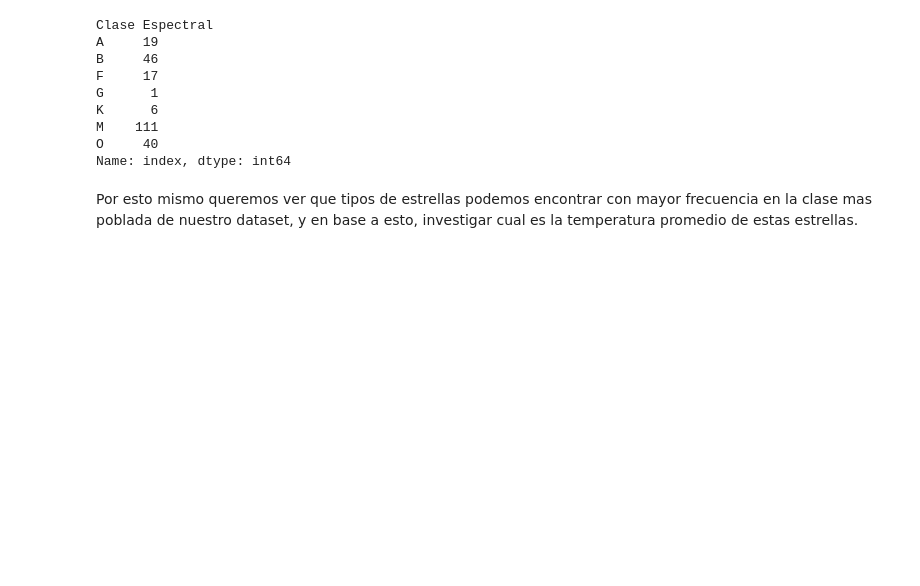
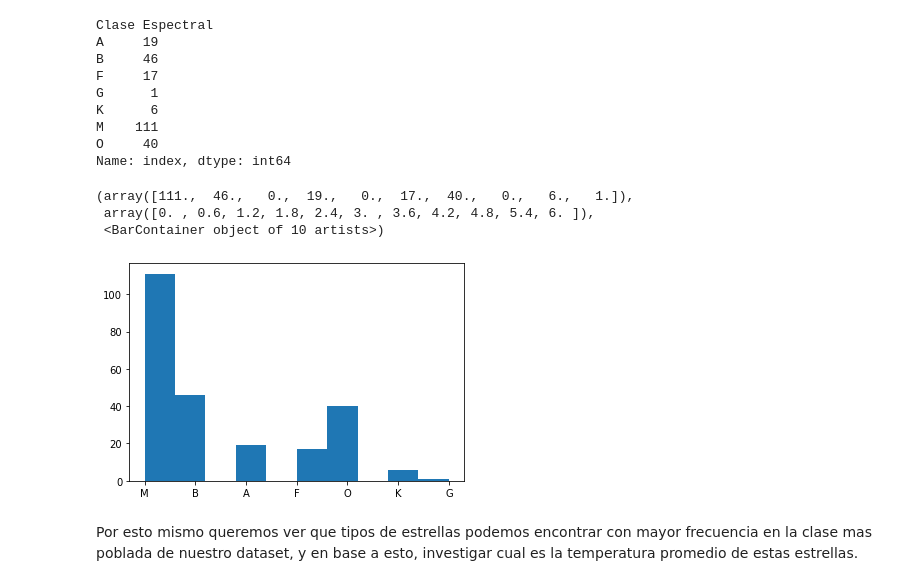
Before and after one commit to patrickvldesarrollo/estrellas_notebook, a Jupyter notebook: Prediccion de Tipo Estrellas.ipynb, the cells around one changed output. Cells and saved outputs as stored; diff of their text form; code cells hidden in the pictures; blank space fills up the shorter version.

```diff
--- a/Prediccion de Tipo Estrellas.ipynb
+++ b/Prediccion de Tipo Estrellas.ipynb
@@ -126,6 +124,13 @@ K      6
 M    111
 O     40
 Name: index, dtype: int64
+# %%
+plt.hist(data_estrella["Clase Espectral"])
+# %% [output]
+(array([111.,  46.,   0.,  19.,   0.,  17.,  40.,   0.,   6.,   1.]),
+ array([0. , 0.6, 1.2, 1.8, 2.4, 3. , 3.6, 4.2, 4.8, 5.4, 6. ]),
+ <BarContainer object of 10 artists>)
+[figure, added]
 # %% [markdown]
 Por esto mismo queremos ver que tipos de estrellas podemos encontrar con mayor frecuencia en la clase mas poblada de nuestro dataset, y en base a esto, investigar cual es la temperatura promedio de estas estrellas.
 # %%
```
Also changed, not shown: parts of 16 cells of this notebook.
